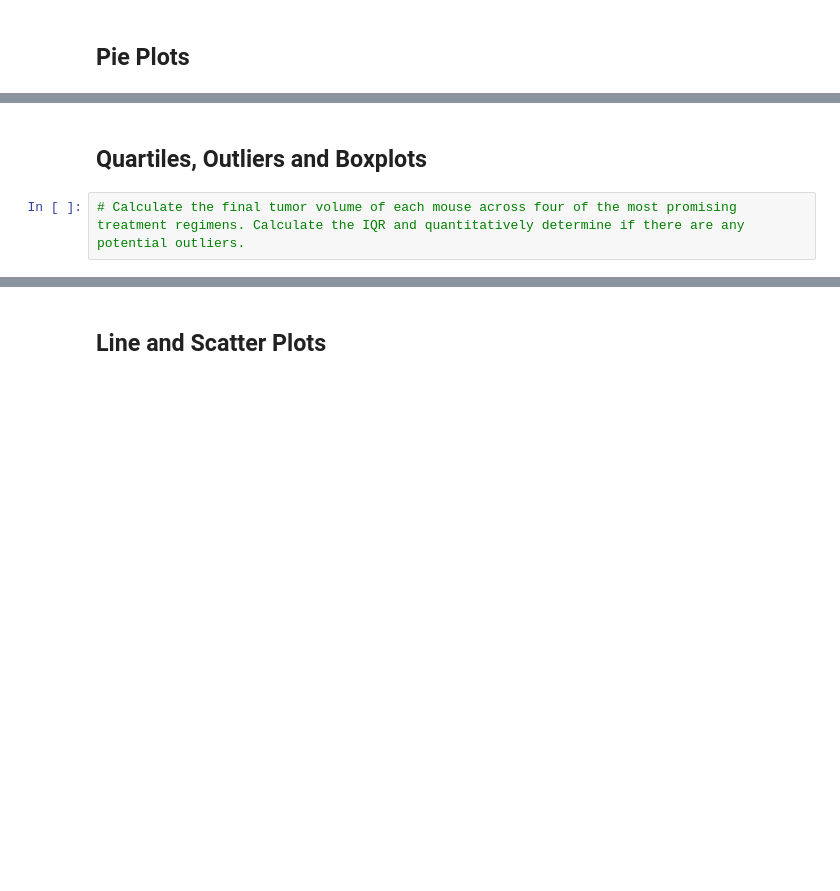
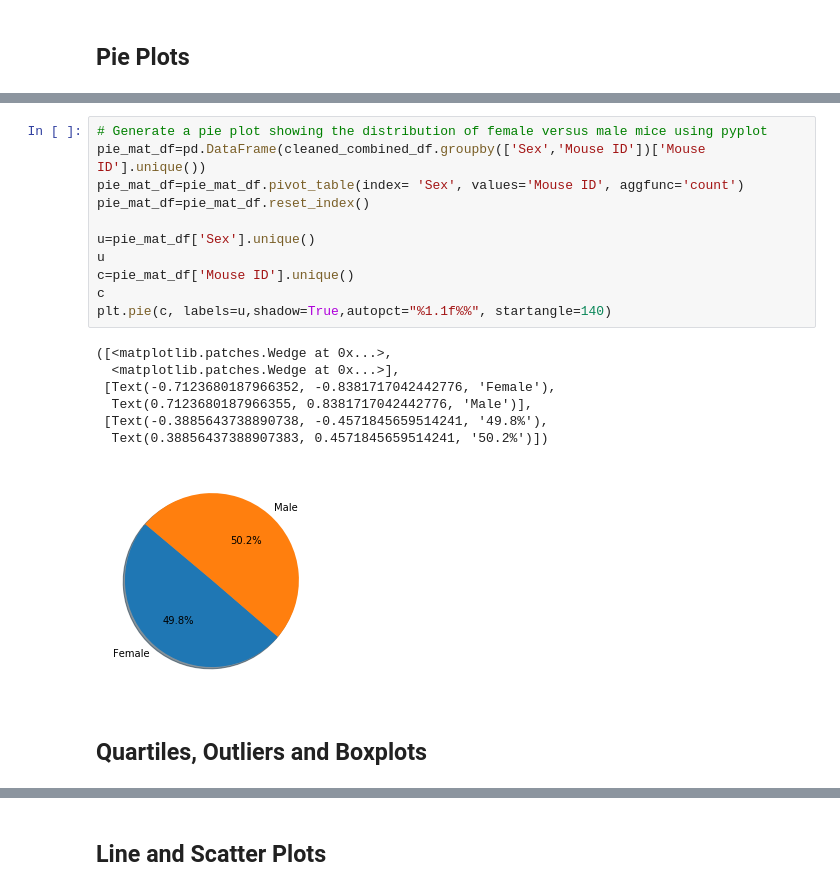
Before and after one commit to obfrap/Pymaceuticals, a Jupyter notebook: Pymaceuticals/pymaceuticals_starter-Current.ipynb, the cells around one changed output, grey strips where cells are left out. Cells and saved outputs as stored; diff of their text form; blank space fills up the shorter version.

```diff
--- a/Pymaceuticals/pymaceuticals_starter-Current.ipynb
+++ b/Pymaceuticals/pymaceuticals_starter-Current.ipynb
@@ -208,4 +259,21 @@ cleaned_combined_df.groupby(['Timepoint','Drug Regimen']).count()['Mouse ID'].un
+# %%
+# Generate a pie plot showing the distribution of female versus male mice using pyplot
+pie_mat_df=pd.DataFrame(cleaned_combined_df.groupby(['Sex','Mouse ID'])['Mouse ID'].unique())
+pie_mat_df=pie_mat_df.pivot_table(index= 'Sex', values='Mouse ID', aggfunc='count')
+pie_mat_df=pie_mat_df.reset_index()
+
+u=pie_mat_df['Sex'].unique()
+u
+c=pie_mat_df['Mouse ID'].unique()
+c
+plt.pie(c, labels=u,shadow=True,autopct="%1.1f%%", startangle=140)
+# %% [output]
+([<matplotlib.patches.Wedge at 0x...>,
+  <matplotlib.patches.Wedge at 0x...>],
+ [Text(-0.7123680187966352, -0.8381717042442776, 'Female'),
+  Text(0.7123680187966355, 0.8381717042442776, 'Male')],
+ [Text(-0.3885643738890738, -0.4571845659514241, '49.8%'),
+  Text(0.38856437388907383, 0.4571845659514241, '50.2%')])
+[figure, added]
 # %% [markdown]
 ## Quartiles, Outliers and Boxplots
-# %%
-# Calculate the final tumor volume of each mouse across four of the most promising treatment regimens. Calculate the IQR and quantitatively determine if there are any potential outliers.
```
Also changed, not shown: parts of 12 cells of this notebook.
